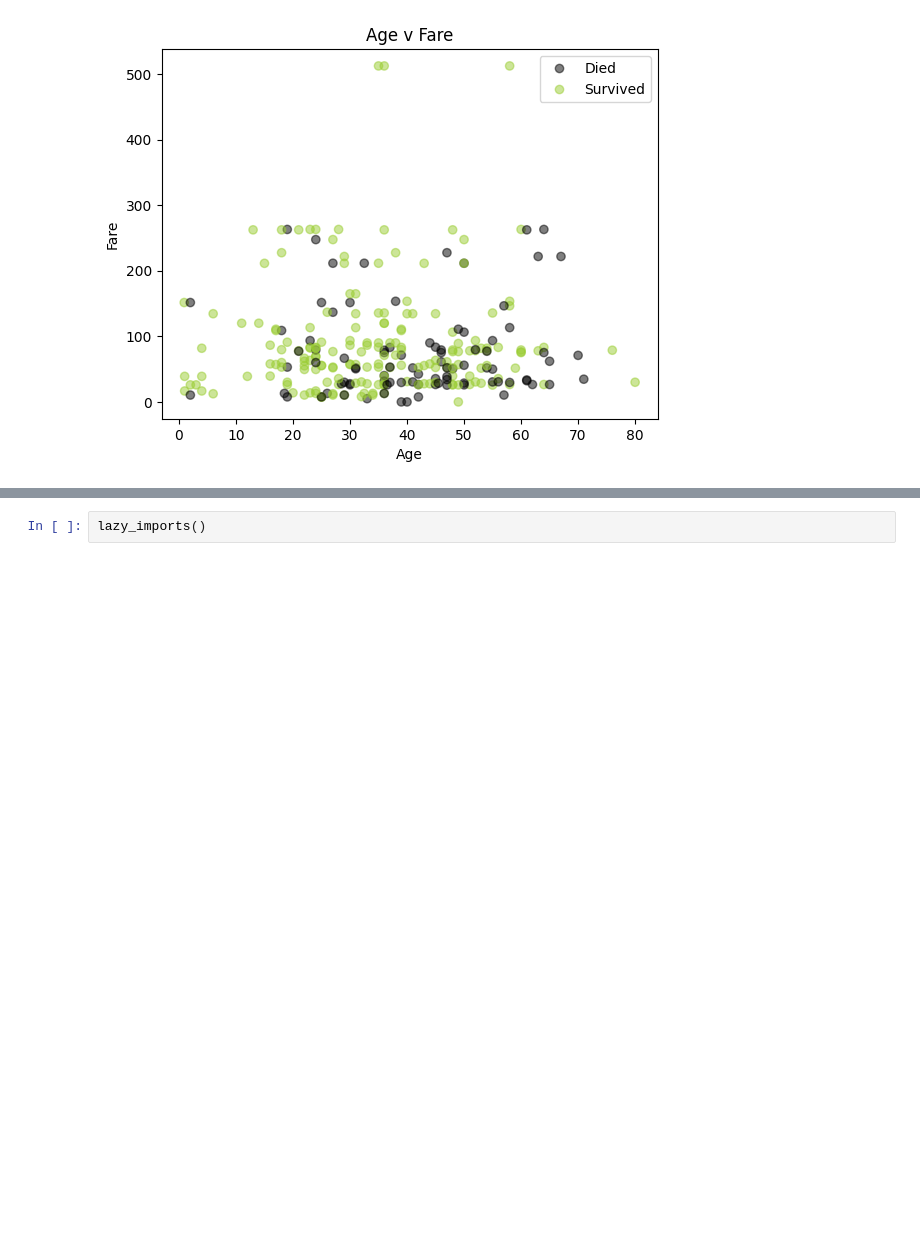
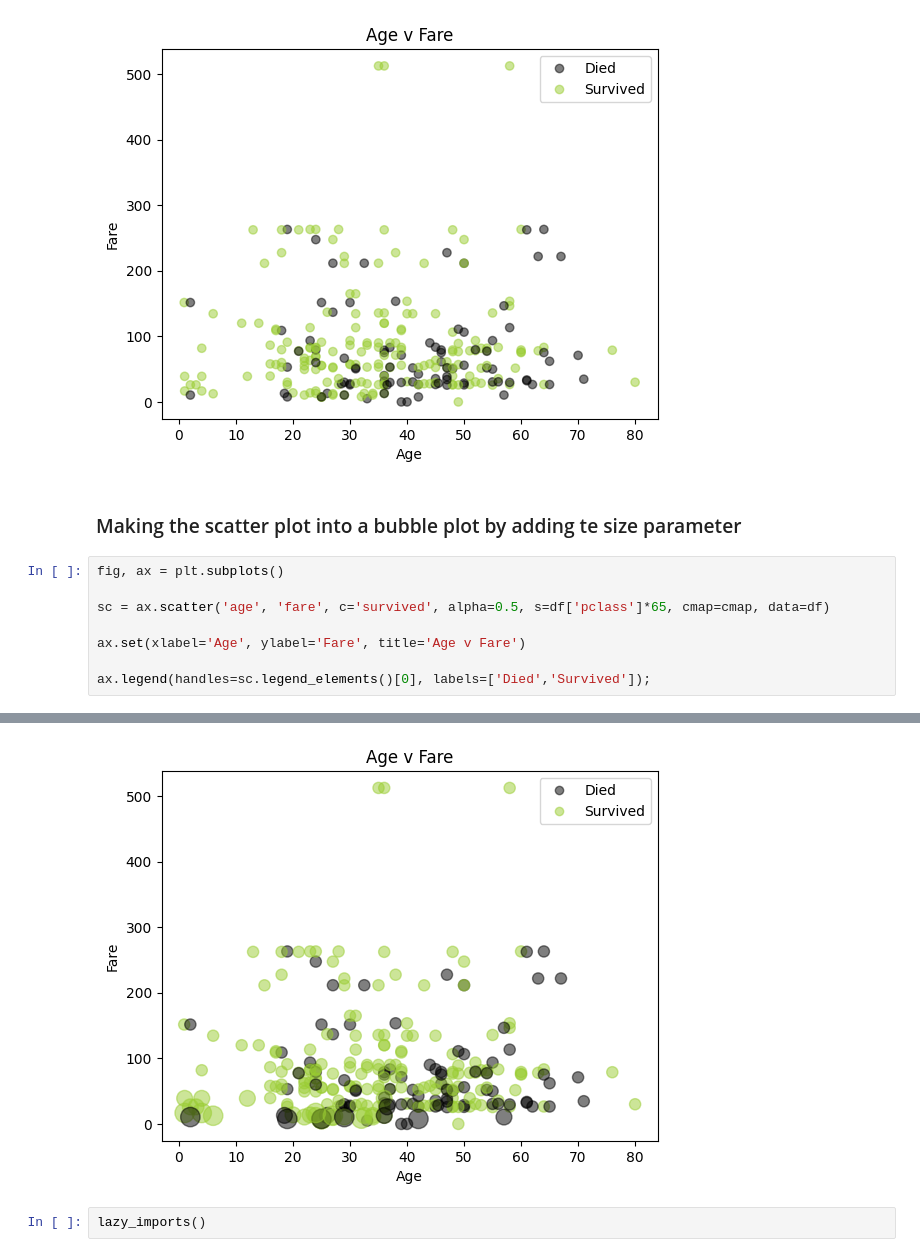
Before and after one commit to idowujames/OOP-Matplotlib-3, a Jupyter notebook: OOP_Matplotlib_3.ipynb, the cells around one changed output, grey strips where cells are left out. Drawn from its saved outputs; the diff is of its cells as text; blank space fills up the shorter version.

Commit message:
Making the scatterplot a bubbleplot by adding the size parameter

```diff
--- a/OOP_Matplotlib_3.ipynb
+++ b/OOP_Matplotlib_3.ipynb
@@ -120,3 +120,14 @@ ax.legend(handles=sc.legend_elements()[0], labels=['Died','Survived']);
 # %% [output]
 [interactive output not drawn]
 [figure]
+# %% [markdown]
+### Making the scatter plot into a bubble plot by adding te size parameter
+# %%
+fig, ax = plt.subplots()
+
+sc = ax.scatter('age', 'fare', c='survived', alpha=0.5, s=df['pclass']*65, cmap=cmap, data=df)
+
+ax.set(xlabel='Age', ylabel='Fare', title='Age v Fare')
+
+ax.legend(handles=sc.legend_elements()[0], labels=['Died','Survived']);
+# %% [output]
@@ -123,2 +135,3 @@ ax.legend(handles=sc.legend_elements()[0], labels=['Died','Survived']);
+[figure, added]
 # %%
 lazy_imports()
```
Also changed, not shown: parts of 1 cell of this notebook.
